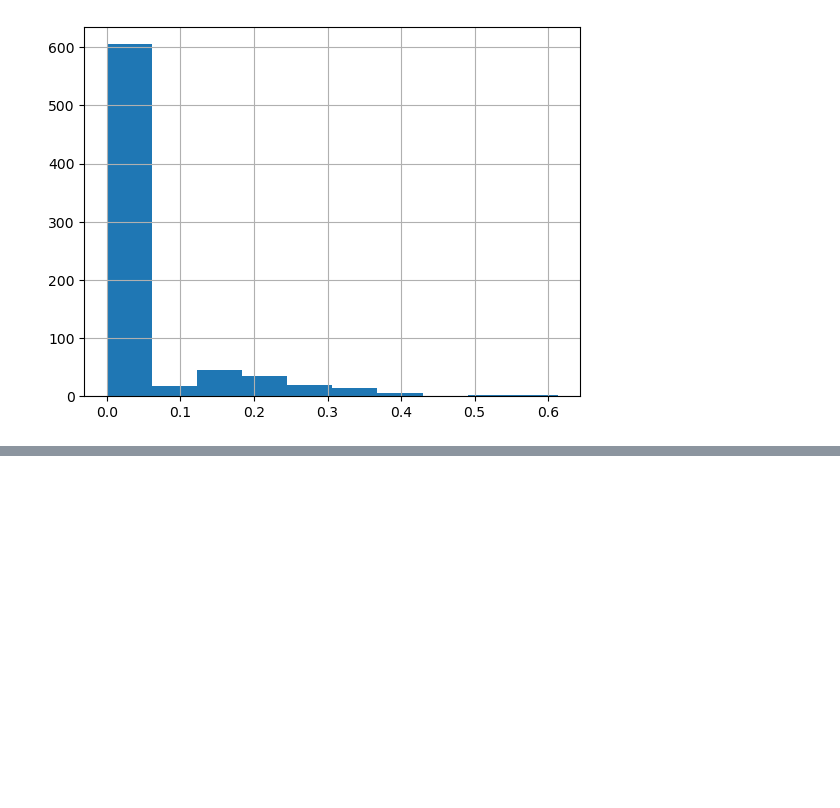
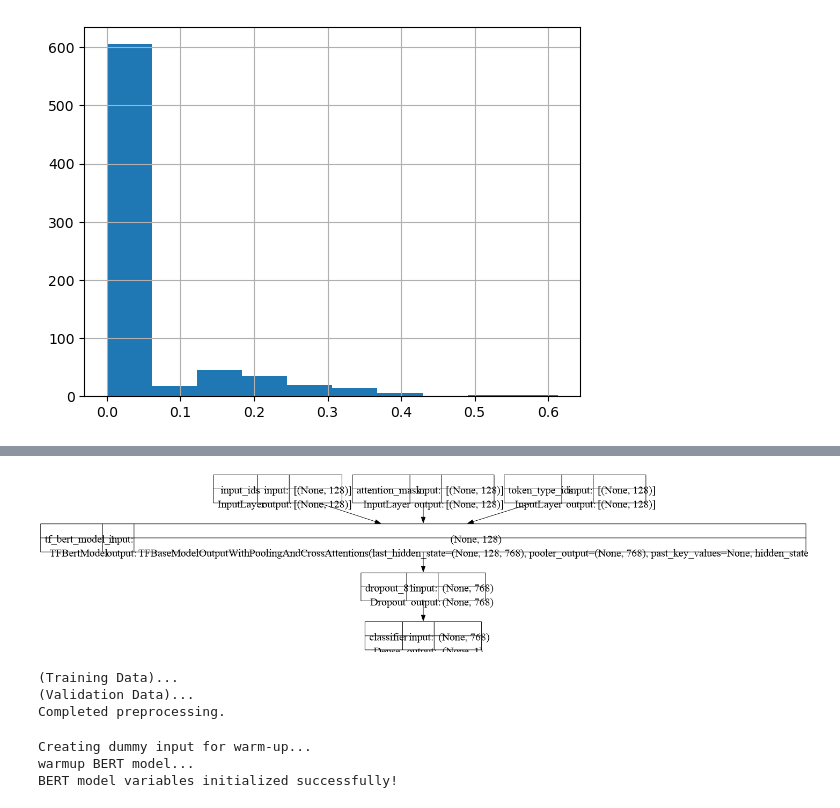
Before and after one commit to fl720/UoP_Year4_IDTA, a Jupyter notebook: coursework2/ADTATextPreprocessing.ipynb, the cells around one changed output, grey strips where cells are left out. Cells and saved outputs as stored; diff of their text form; code cells hidden in the pictures; blank space fills up the shorter version.

```diff
--- a/coursework2/ADTATextPreprocessing.ipynb
+++ b/coursework2/ADTATextPreprocessing.ipynb
@@ -420,0 +1282,6 @@ Name: film, dtype: float64
+# %%
+#fine-tune BERT for classification
+classifier_model.compile(optimizer,
+                     loss=tf.keras.losses.BinaryCrossentropy(from_logits=True),
+                     metrics=[tf.keras.metrics.BinaryAccuracy()])
+classifier_model.summary()
@@ -420,0 +1306,63 @@ Name: film, dtype: float64
+# %%
+tf.keras.utils.plot_model(model=classifier_model,show_shapes=True,dpi=76)
+# %% [output]
+[figure, added]
+# %%
+
+def preprocess_data(texts, labels, tokenizer, max_len=128):
+    text_list = texts.tolist() if hasattr(texts, 'tolist') else list(texts)
+
+    encoded = tokenizer(
+        text_list,
+        padding='max_length',
+        truncation=True,
+        max_length=max_len,
+        return_tensors='tf'
+    )
+
+    x = {
+        'input_ids': encoded['input_ids'],
+        'attention_mask': encoded['attention_mask'],
+        'token_type_ids': encoded['token_type_ids']
+    }
+    y = tf.convert_to_tensor(labels) if labels is not None else None
+
+    return x, y
+
+print("(Training Data)...")
+x_train_processed, y_train_processed = preprocess_data(X_train, y_train, tokenizer)
+
+print("(Validation Data)...")
+x_val_processed, y_val_processed = preprocess_data(X_val, y_val, tokenizer)
+
+print("Completed preprocessing.")
+# %% [output]
+(Training Data)...
+(Validation Data)...
+Completed preprocessing.
+# %%
+import tensorflow as tf
+
+print("Creating dummy input for warm-up...")
+dummy_text = ["This is a warm-up sentence to initialize model weights."]
+dummy_input = tokenizer(
+    dummy_text,
+    padding='max_length',
+    truncation=True,
+    max_length=128,
+    return_tensors='tf'
+)
+try:
+    print("warmup BERT model...")
+    bert_model(
+        input_ids=dummy_input['input_ids'],
+        attention_mask=dummy_input['attention_mask'],
+        token_type_ids=dummy_input['token_type_ids']
+    )
+    print("BERT model variables initialized successfully!")
+except Exception as e:
+    print(f"Warning or error occurred during warm-up: {e}")
+# %% [output]
+Creating dummy input for warm-up...
+warmup BERT model...
+BERT model variables initialized successfully!
```
Also changed, not shown: parts of 89 cells of this notebook, 5 other files.
